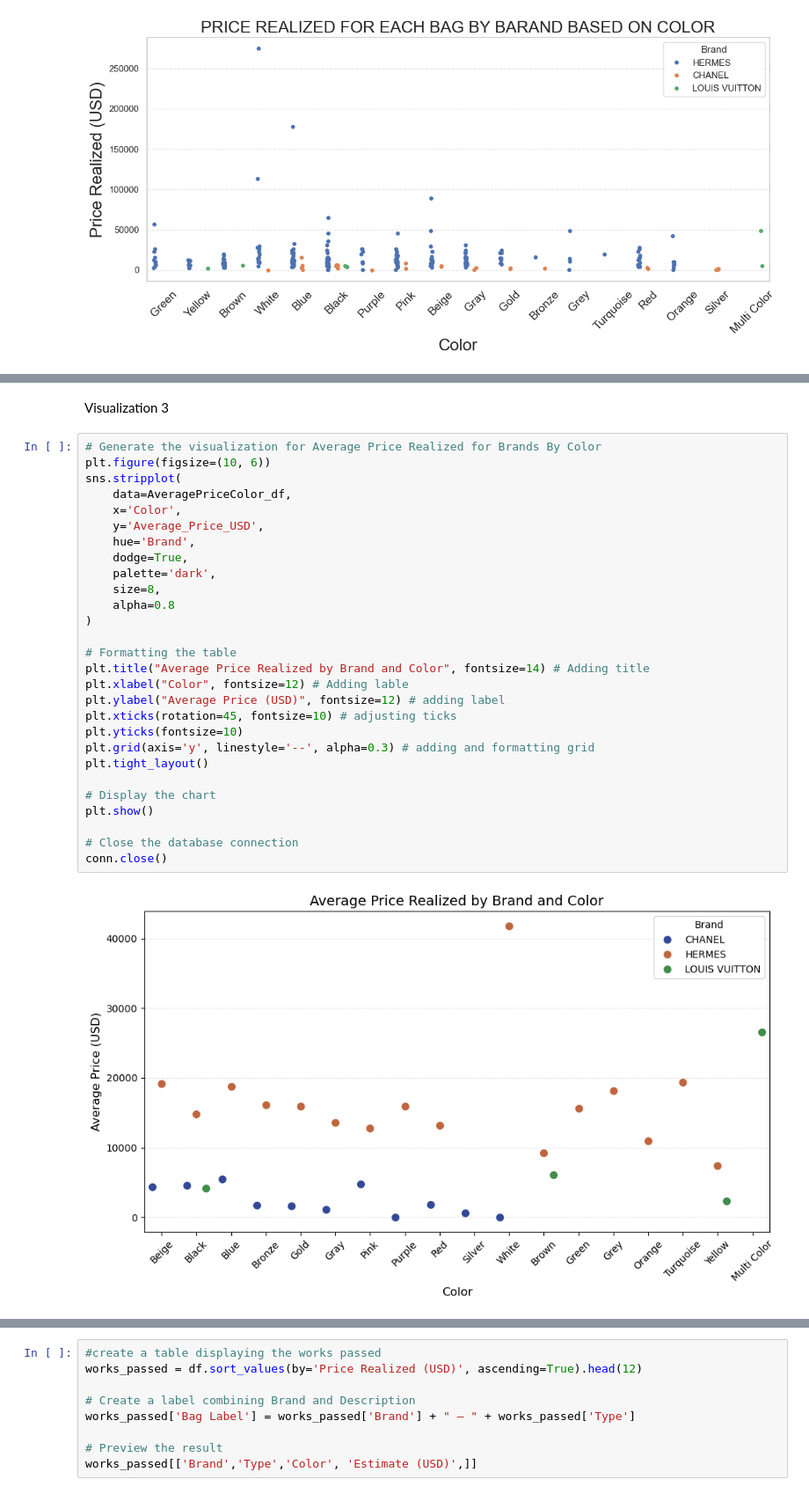
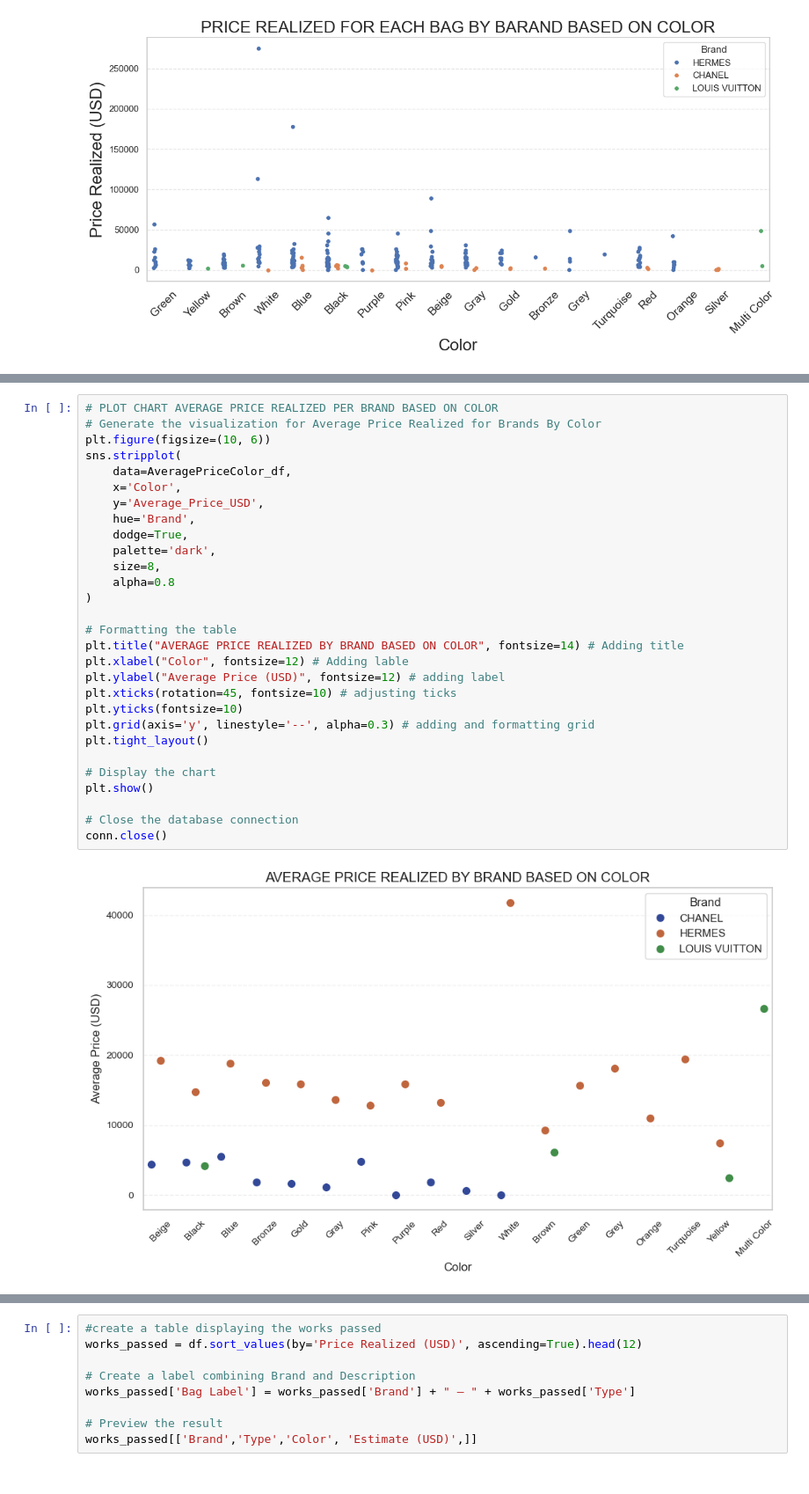
Before and after one commit to PatriciaDaher/Project3-Luxurybags, a Jupyter notebook: LuxuryBags.ipynb, the cells around one changed output, grey strips where cells are left out. Shown: that part at 88% size. Saved outputs shown, nothing was run; the diff lists cells and outputs as text.

```diff
--- a/LuxuryBags.ipynb
+++ b/LuxuryBags.ipynb
@@ -707,35 +717,34 @@ AveragePriceColor_df.head(10)
 | 7 | CHANEL | Purple | 0.0 |
 | 8 | CHANEL | Red | 1850.0 |
 | 9 | CHANEL | Silver | 600.0 |
-# %% [markdown]
-Visualization 3
 # %%
+# PLOT CHART AVERAGE PRICE REALIZED PER BRAND BASED ON COLOR
 # Generate the visualization for Average Price Realized for Brands By Color
 plt.figure(figsize=(10, 6))
 sns.stripplot(
     data=AveragePriceColor_df,
     x='Color',
     y='Average_Price_USD',
     hue='Brand',
     dodge=True,
     palette='dark',
     size=8,
     alpha=0.8
 )
 
 # Formatting the table
-plt.title("Average Price Realized by Brand and Color", fontsize=14) # Adding title
+plt.title("AVERAGE PRICE REALIZED BY BRAND BASED ON COLOR", fontsize=14) # Adding title
 plt.xlabel("Color", fontsize=12) # Adding lable
 plt.ylabel("Average Price (USD)", fontsize=12) # adding label
 plt.xticks(rotation=45, fontsize=10) # adjusting ticks
 plt.yticks(fontsize=10)
 plt.grid(axis='y', linestyle='--', alpha=0.3) # adding and formatting grid
 plt.tight_layout()
 
 # Display the chart
 plt.show()
 
 # Close the database connection
 conn.close()
 # %% [output]
-[figure, old version]
+[figure, new version]
```
Also changed, not shown: parts of 17 cells of this notebook, 3 other files.
